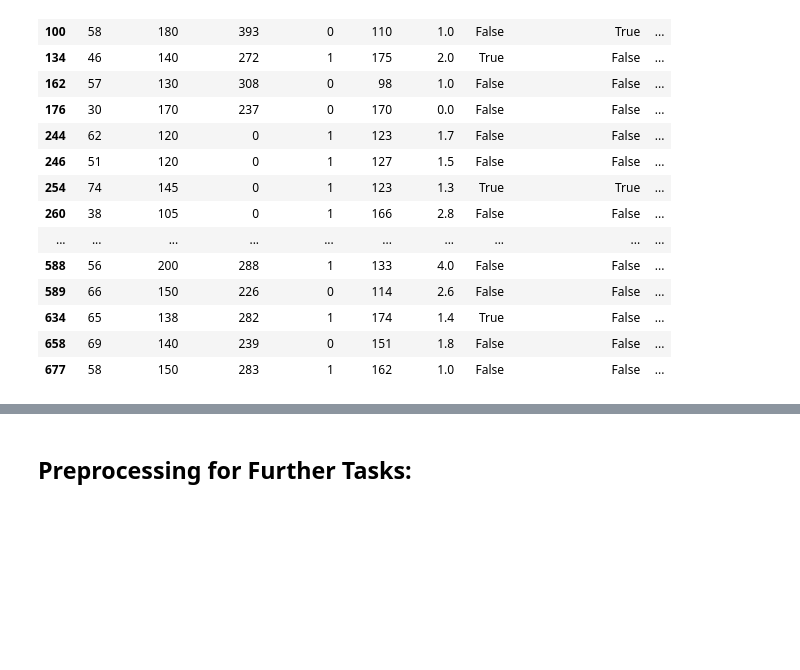
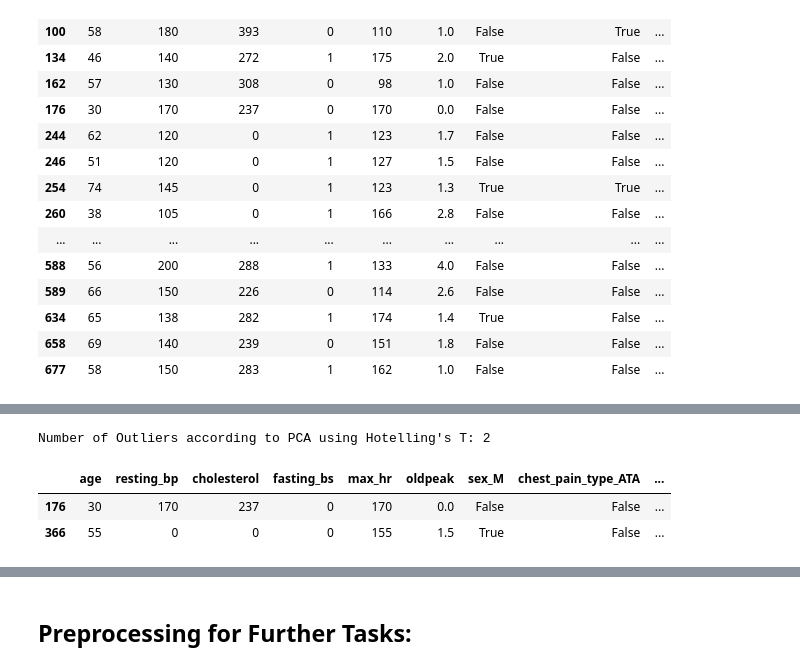
Before and after one commit to JHSchlegel/ML4Healthcare, a Jupyter notebook: project1/task1/EDA.ipynb, the cells around one changed output, grey strips where cells are left out. Saved outputs shown, nothing was run; the diff lists cells and outputs as text; code cells hidden in the pictures; blank space fills up the shorter version.

```diff
--- a/project1/task1/EDA.ipynb
+++ b/project1/task1/EDA.ipynb
@@ -372,0 +425,9 @@ dummies_hd.iloc[outliers_idx,:]
+# %%
+print(f"Number of Outliers according to PCA using Hotelling's T: {np.sum(pca_res['outliers']['y_bool'])}")
+outlier_mask = pca_res['outliers']['y_bool']
+X_dummies[outlier_mask]
+# %% [output]
+Number of Outliers according to PCA using Hotelling's T: 2
+|  | age | resting_bp | cholesterol | fasting_bs | max_hr | oldpeak | sex_M | chest_pain_type_ATA | ... |
+| 176 | 30 | 170 | 237 | 0 | 170 | 0.0 | False | False | ... |
+| 366 | 55 | 0 | 0 | 0 | 155 | 1.5 | True | False | ... |
```
Also changed, not shown: parts of 8 cells of this notebook.
